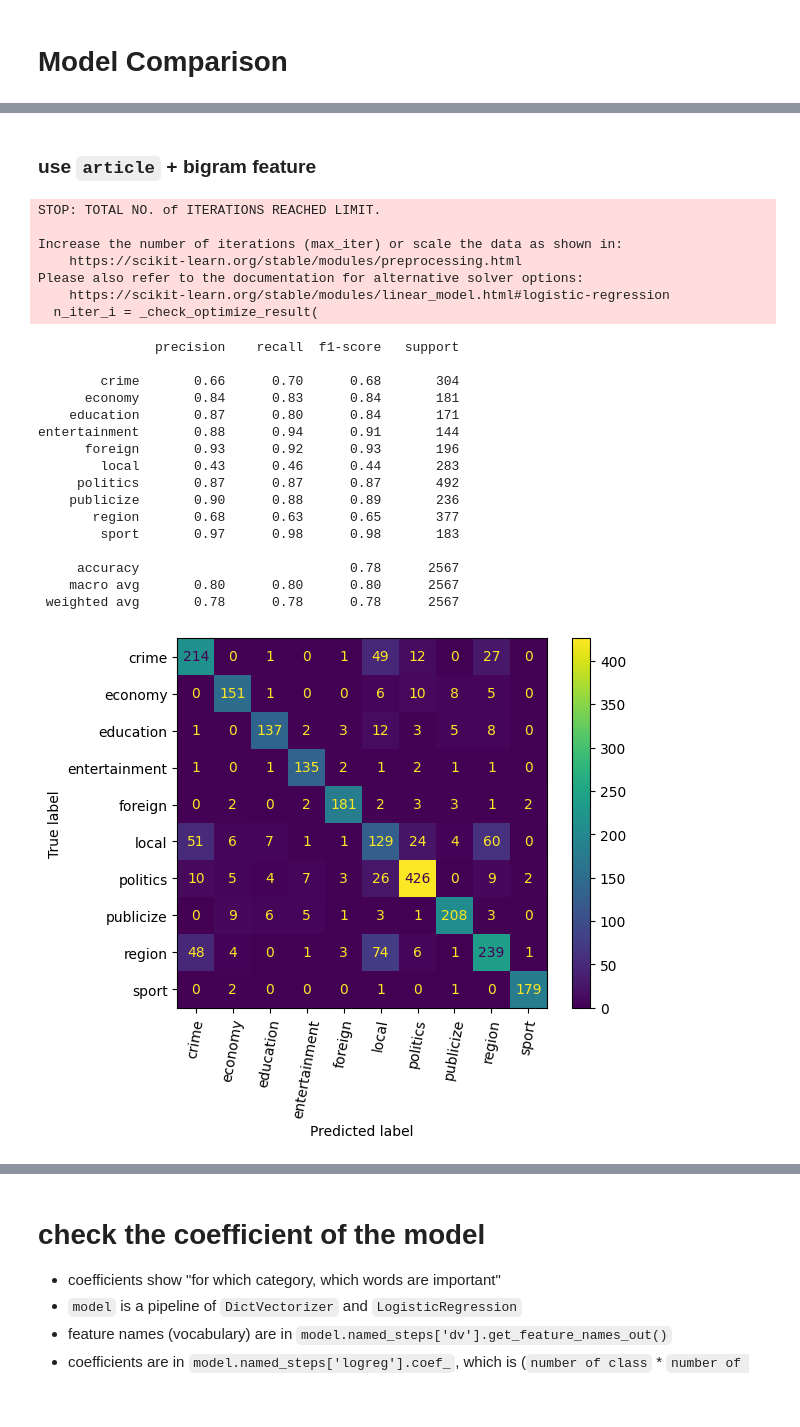
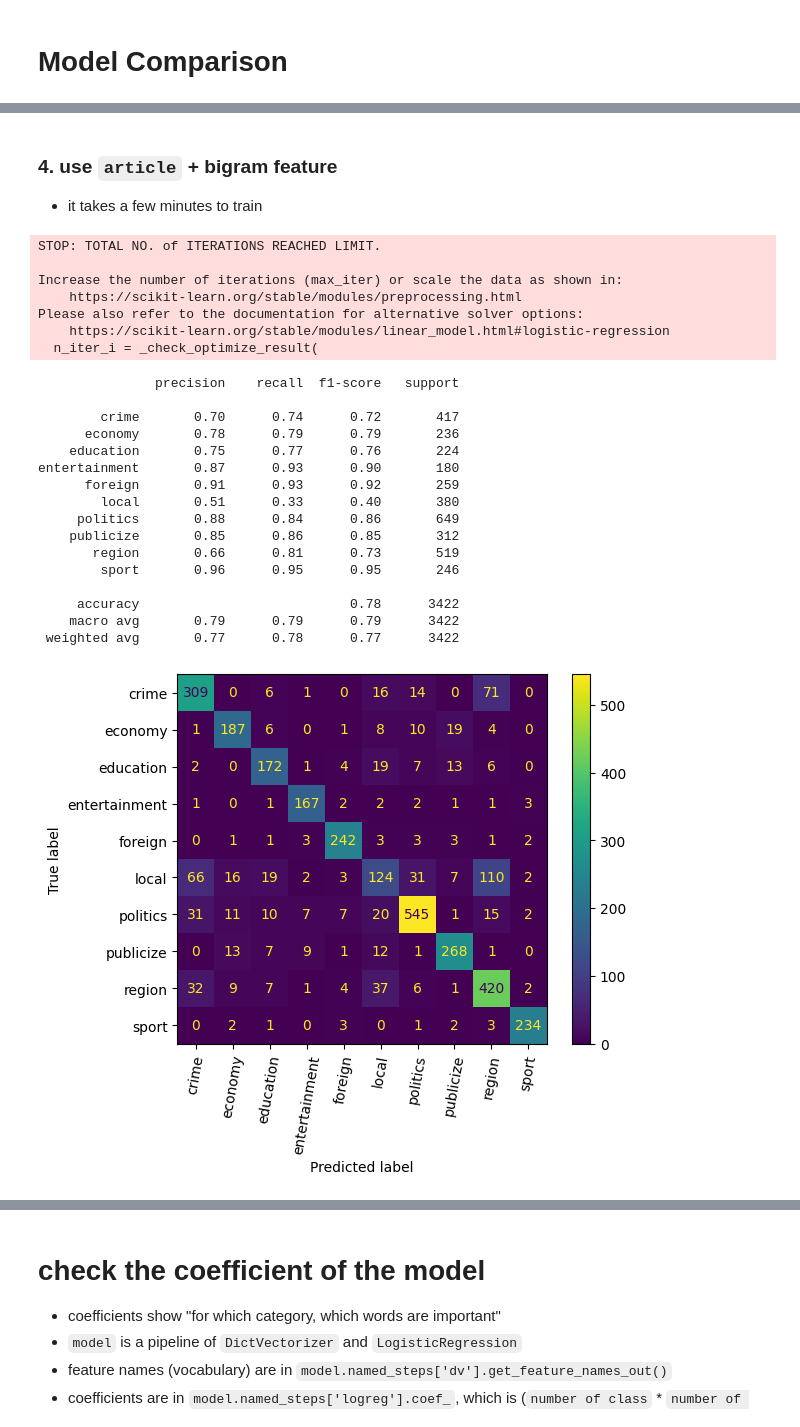
Before and after one commit to nozomiyamada/DSI3, a Jupyter notebook: Thai NLP Examples/text_classification_1_LogReg.ipynb, the cells around one changed output, grey strips where cells are left out. Saved outputs shown, nothing was run; the diff lists cells and outputs as text; code cells hidden in the pictures.

```diff
--- a/Thai NLP Examples/text_classification_1_LogReg.ipynb
+++ b/Thai NLP Examples/text_classification_1_LogReg.ipynb
@@ -87,5 +88,5 @@ df.head()
 # %%
-train, test = train_test_split(df, test_size=0.15, random_state=42)
+train, test = train_test_split(df, test_size=0.2, random_state=42)
 
 print(train.shape)
 print(test.shape)
@@ -108,12 +109,8 @@ print(test.shape)
 ~~~
 # %%
 def featurize_unigram(tokens:list):
-    feat_dic = {}
-    for i, token in enumerate(tokens):
-        ## add unigram
-        feat_dic[token] = 1
-        ## add text length
-        feat_dic['LENGTH'] = len(tokens)
+    feat_dic = {t:1 for t in set(tokens)}
+    feat_dic['TEXT_LENGTH'] = len(tokens)
     return feat_dic
 
 def featurize_bigram(tokens:list):
@@ -126,15 +123,15 @@ def featurize_bigram(tokens:list):
             bigram = '|'.join(tokens[i:i+2]) # e.g. ฉัน|ไป
             feat_dic[bigram] = 1
         ## add text length
-        feat_dic['text_length'] = len(tokens)
+        feat_dic['TEXT_LENGTH'] = len(tokens)
     return feat_dic
 # %% [markdown]
 ### all-in-one function
 # %%
-def train_predict(X_column_name, featurize_function_name, show_confusion_matrix=False, return_model=False):
-    ## make X : featurize each record as dictionary
-    X_train = train[X_column_name].apply(featurize_function_name)
-    X_test = test[X_column_name].apply(featurize_function_name)
+def train_predict(X_column_name, featurize_function, show_confusion_matrix=False, return_model=True):
+    ## make X : featurize each record as feature dictionary
+    X_train = train[X_column_name].apply(featurize_function)
+    X_test = test[X_column_name].apply(featurize_function)
 
     ## make y
     y_train = train['category']
@@ -143,7 +140,7 @@ def train_predict(X_column_name, featurize_function_name, show_confusion_matrix=
     ## Instantiate DictVectorizer, LogisticRegression
     pipe = Pipeline([
         ('dv', DictVectorizer(sparse=True)),  ## feature dictionary -> vector
-        ('logreg', LogisticRegression(max_iter=200))
+        ('logreg', LogisticRegression(max_iter=100, penalty='l2'))  # Ridge Regularization
     ])
 
     pipe.fit(X_train, y_train) # train
@@ -196,5 +193,5 @@ Please also refer to the documentation for alternative solver options:
 # %%
-train_predict('headline_tokens', featurize_bigram)
+train_predict('headline_tokens', featurize_bigram, return_model=False)
 # %% [output]
                precision    recall  f1-score   support
 
@@ -250,31 +247,32 @@ entertainment       0.86      0.93      0.90       144
 # %% [markdown]
-### use `article` + bigram feature
+### 4. use `article` + bigram feature
+- it takes a few minutes to train
 # %%
-model = train_predict('article_tokens', featurize_bigram, return_model=True, show_confusion_matrix=True) ## return model to check coefficient
+model_bigram = train_predict('article_tokens', featurize_bigram, return_model=True, show_confusion_matrix=True) ## return model to check coefficient
 # %% [output]
 STOP: TOTAL NO. of ITERATIONS REACHED LIMIT.
 
 Increase the number of iterations (max_iter) or scale the data as shown in:
     https://scikit-learn.org/stable/modules/preprocessing.html
 Please also refer to the documentation for alternative solver options:
     https://scikit-learn.org/stable/modules/linear_model.html#logistic-regression
   n_iter_i = _check_optimize_result(
                precision    recall  f1-score   support
 
-        crime       0.66      0.70      0.68       304
-      economy       0.84      0.83      0.84       181
-    education       0.87      0.80      0.84       171
-entertainment       0.88      0.94      0.91       144
-      foreign       0.93      0.92      0.93       196
-        local       0.43      0.46      0.44       283
-     politics       0.87      0.87      0.87       492
-    publicize       0.90      0.88      0.89       236
-       region       0.68      0.63      0.65       377
-        sport       0.97      0.98      0.98       183
+        crime       0.70      0.74      0.72       417
+      economy       0.78      0.79      0.79       236
+    education       0.75      0.77      0.76       224
+entertainment       0.87      0.93      0.90       180
+      foreign       0.91      0.93      0.92       259
+        local       0.51      0.33      0.40       380
+     politics       0.88      0.84      0.86       649
+    publicize       0.85      0.86      0.85       312
+       region       0.66      0.81      0.73       519
+        sport       0.96      0.95      0.95       246
 
-     accuracy                           0.78      2567
-    macro avg       0.80      0.80      0.80      2567
- weighted avg       0.78      0.78      0.78      2567
+     accuracy                           0.78      3422
+    macro avg       0.79      0.79      0.79      3422
+ weighted avg       0.77      0.78      0.77      3422
-[figure, old version]
+[figure, new version]
 # %% [markdown]
 - the score of the model using `article` and bigram feature is the best
```
Also changed, not shown: parts of 24 cells of this notebook.
